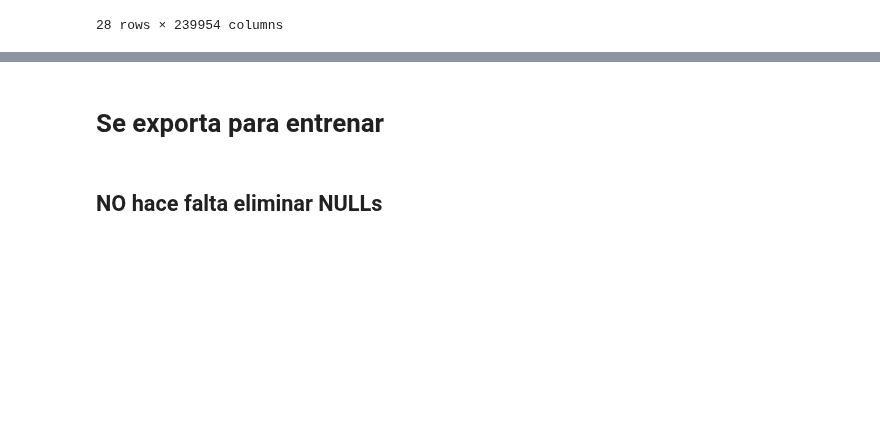
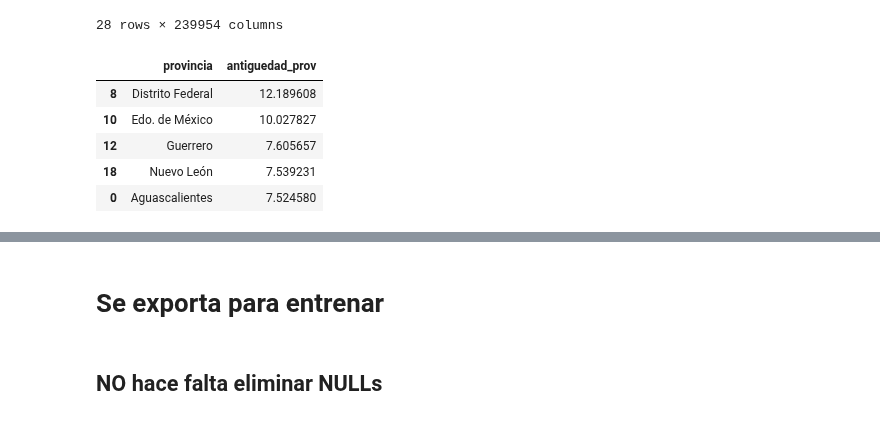
Before and after one commit to Alaneta/Datacones, a Jupyter notebook: tp2/1_Features_XG.ipynb, the cells around one changed output, grey strips where cells are left out. Cells and saved outputs as stored; diff of their text form; code cells hidden in the pictures; blank space fills up the shorter version.

```diff
--- a/tp2/1_Features_XG.ipynb
+++ b/tp2/1_Features_XG.ipynb
@@ -826,4 +826,13 @@ def merge_df(df_to_use, on_feature,how_feature):
 # %%
 df = data.groupby(by = 'provincia').agg({'antiguedad':'mean'}).reset_index()
 df.sort_values(['antiguedad'], ascending = False, inplace = True)
+df=df.rename(columns={"antiguedad":"antiguedad_prov"})
+df.head()
+# %% [output]
+|  | provincia | antiguedad_prov |
+| 8 | Distrito Federal | 12.189608 |
+| 10 | Edo. de México | 10.027827 |
+| 12 | Guerrero | 7.605657 |
+| 18 | Nuevo León | 7.539231 |
+| 0 | Aguascalientes | 7.524580 |
 # %%
```
Also changed, not shown: parts of 9 cells of this notebook, 1 other file.
